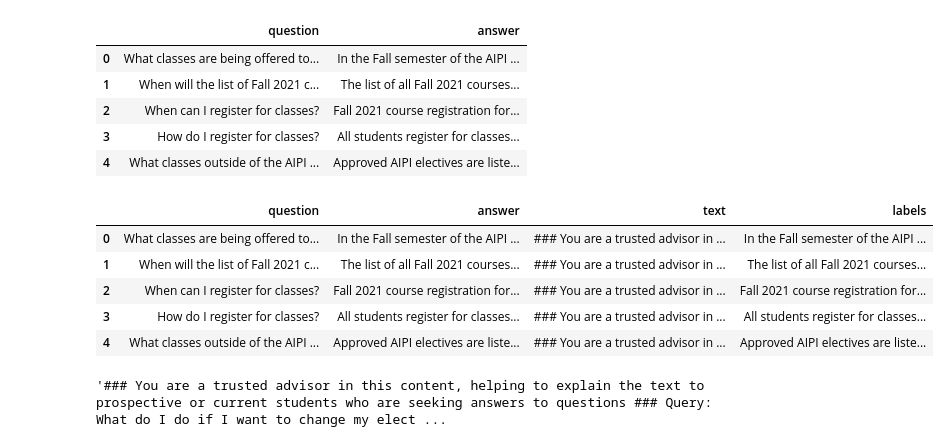
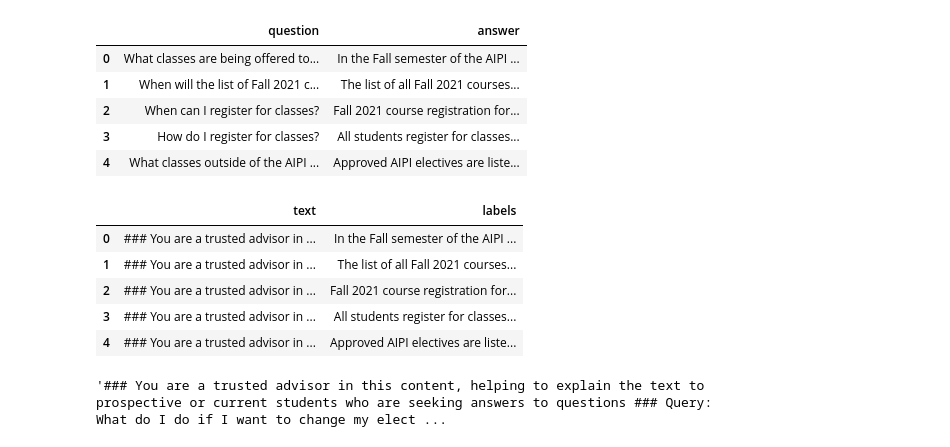
Before and after one commit to mille055/duke_chatbot, a Jupyter notebook: notebooks/chatbot_Finetune_notebook.ipynb, the cells around one changed output. Drawn from its saved outputs; the diff is of its cells as text; code cells hidden in the pictures.

```diff
--- a/notebooks/chatbot_Finetune_notebook.ipynb
+++ b/notebooks/chatbot_Finetune_notebook.ipynb
@@ -91,9 +91,10 @@ def create_prompt_dataframe(df, prompt_instruction=prompt_instruction):
 
   for index, row in df.iterrows():
 
-    df1.at[index, 'question'] = prompt_instruction + row['question']
-    df1.at[index, 'answer'] = row['answer']
-    print(df1.head())
+    df1['text'] = '### ' + prompt_instruction + ' ### Query: ' + df['question']
+    #df1.at[index, 'labels'] = df['answer']
+    df1['labels'] = df['answer']
+   # print(df1.head())
   return df1
 
 def formatting_func(question_text, answer_text, prompt_instruction=prompt_instruction):
@@ -181,16 +182,17 @@ text_df.head()
 | 4 | What classes outside of the AIPI ... | Approved AIPI electives are liste... |
 # %%
 prompt_df = text_df.copy()
-prompt_df['text'] = '### ' + prompt_instruction + ' ### Query: ' + prompt_df['question']
-prompt_df['labels'] = prompt_df['answer']
+prompt_df = create_prompt_dataframe(prompt_df)
+#prompt_df['text'] = '### ' + prompt_instruction + ' ### Query: ' + prompt_df['question']
+#prompt_df['labels'] = prompt_df['answer']
 prompt_df.head()
 # %% [output]
-|  | question | answer | text | labels |
-| 0 | What classes are being offered to... | In the Fall semester of the AIPI ... | ### You are a trusted advisor in ... | In the Fall semester of the AIPI ... |
-| 1 | When will the list of Fall 2021 c... | The list of all Fall 2021 courses... | ### You are a trusted advisor in ... | The list of all Fall 2021 courses... |
-| 2 | When can I register for classes? | Fall 2021 course registration for... | ### You are a trusted advisor in ... | Fall 2021 course registration for... |
-| 3 | How do I register for classes? | All students register for classes... | ### You are a trusted advisor in ... | All students register for classes... |
-| 4 | What classes outside of the AIPI ... | Approved AIPI electives are liste... | ### You are a trusted advisor in ... | Approved AIPI electives are liste... |
+|  | text | labels |
+| 0 | ### You are a trusted advisor in ... | In the Fall semester of the AIPI ... |
+| 1 | ### You are a trusted advisor in ... | The list of all Fall 2021 courses... |
+| 2 | ### You are a trusted advisor in ... | Fall 2021 course registration for... |
+| 3 | ### You are a trusted advisor in ... | All students register for classes... |
+| 4 | ### You are a trusted advisor in ... | Approved AIPI electives are liste... |
 # %%
 dataset = Dataset(pa.Table.from_pandas(prompt_df))
 # %%
```
Also changed, not shown: parts of 20 cells of this notebook.
